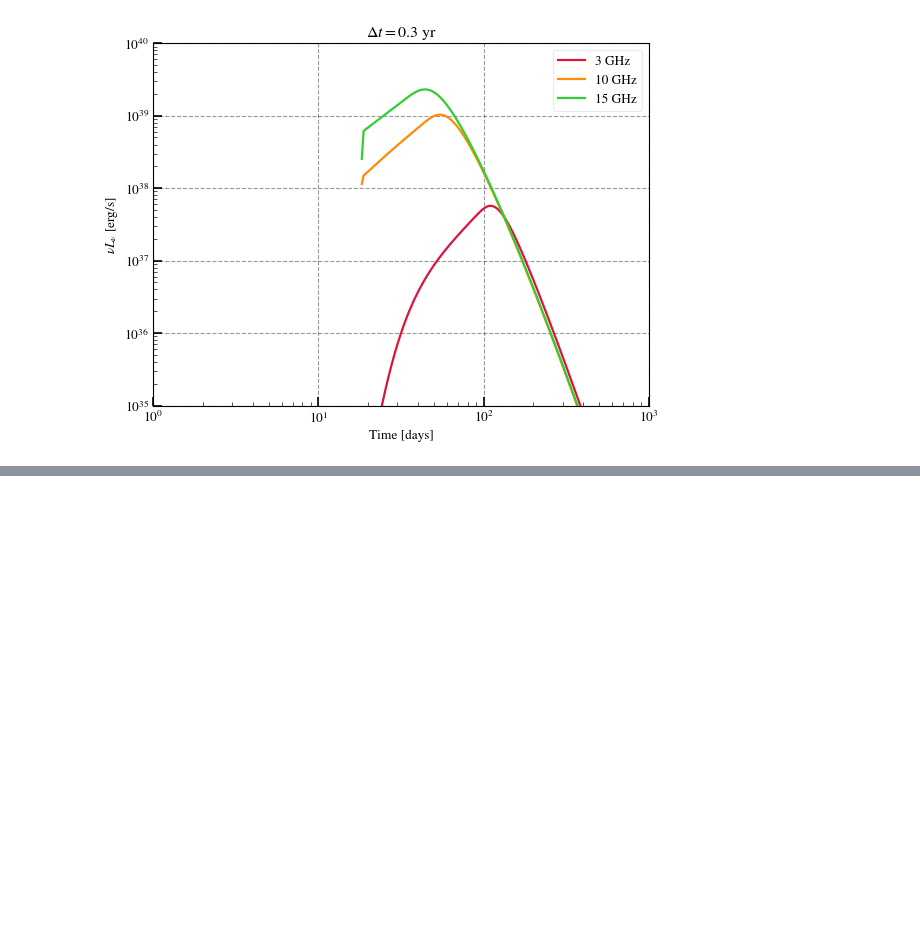
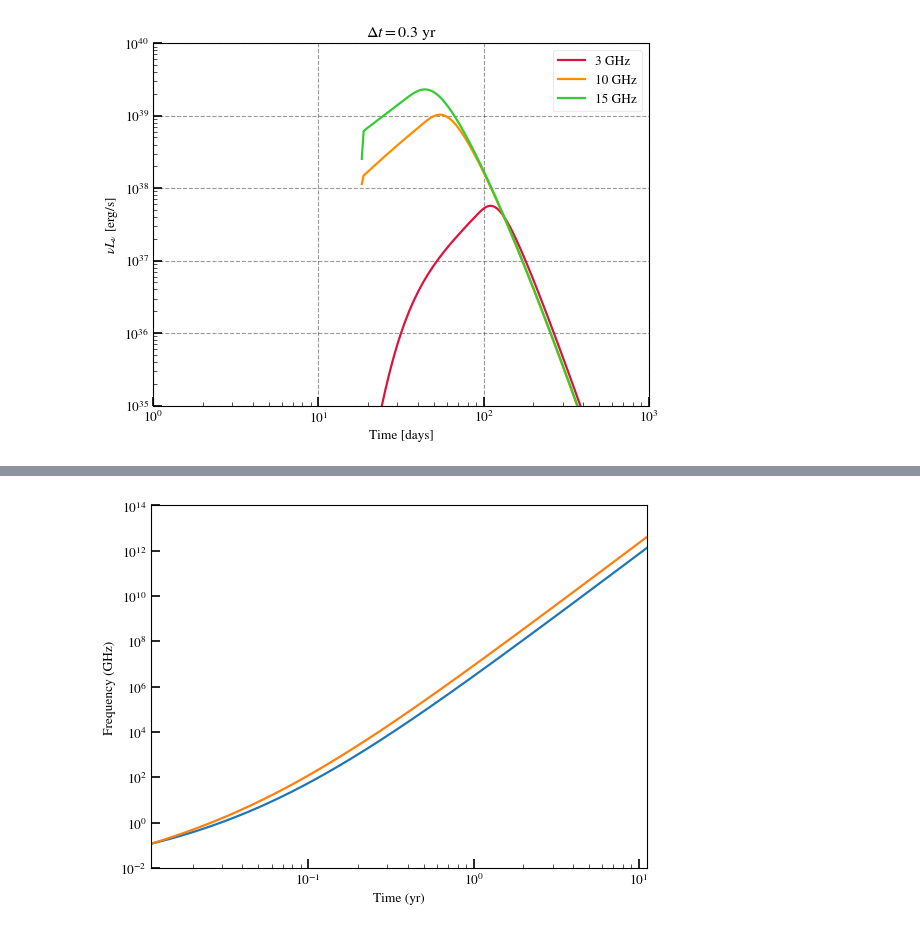
Before and after one commit to samanthacwu/Radio_Forward_Modeling, a Jupyter notebook: vmin_0p03c_vmax_0p3c/spectrum_evolution/check_spectrum_evol.ipynb, the cells around one changed output, grey strips where cells are left out. Drawn from its saved outputs; the diff is of its cells as text; code cells hidden in the pictures; blank space fills up the shorter version.

```diff
--- a/vmin_0p03c_vmax_0p3c/spectrum_evolution/check_spectrum_evol.ipynb
+++ b/vmin_0p03c_vmax_0p3c/spectrum_evolution/check_spectrum_evol.ipynb
@@ -1206,0 +1209,83 @@ plt.savefig(data_dir+'combined_flares_nuLnu_diff_nus.png',bbox_inches='tight',tr
+# %%
+data_dir='./evolve_spectrum_epsB_1e-1_p2p1/shell_evolution_deltat_0.1yr/'
+flare1_dir = data_dir+'/flare1/'
+flare2_dir = data_dir+'/flare2/'
+# %%
+from astropy.constants import m_e, sigma_T, e, c
+eps_B=0.1
+eps_E=0.1
+
+def B(eps_B,rho,vel): #inputs in CGS
+    return np.sqrt(8*np.pi*eps_B*rho*vel**2) #in Gauss
+#assuming gamma_max -> infty, normalization of dn/dgamma = n0 * gamma^-p is:
+def n0(eps_E,gamma_min,rho,vel): #this is number density for the energy distribution dn/dgamma
+    return eps_E*gamma_min*rho*vel**2/(m_e.cgs.value*c.cgs.value**2)
+#usually assume gamma_min=1
+#adopt p=3 also
+dndgamma_func = lambda gamma,n0_const,p: n0_const*gamma**(-p)
+
+dict_colors=['crimson','dodgerblue']
+dict_linestyles=['-','-']
+# datadir_list = []
+dNdgamma_dir_list = []
+# for key in dict_4p08M_paths.keys():
+# data_dir='./evolve_spectrum_epsB_1e-2/shell_evolution_deltat_1yr/'
+dNdgamma_dir_list.append(flare1_dir)
+# datadir_list.append('./evolve_spectrum_epsB_1e-2/')
+dNdgamma_dir_list.append(flare2_dir)
+
+shock_data = np.load(data_dir + 'shock_data.npz')
+times = shock_data['times']
+vsh_orig = shock_data['vsh_of_t']
+rsh_of_t = shock_data['rsh_of_t']
+rho1_of_t = shock_data['rho1_of_t']
+rho2_of_t = shock_data['rho2_of_t']
+deltav1_of_t = shock_data['deltav1_of_t']
+deltav2_of_t = shock_data['deltav2_of_t']
+
+colors = ['crimson','dodgerblue']
+# fig, ax = plt.subplots(3,1,figsize=(6,8),sharex=True)
+fig1, ax1 = plt.subplots()
+fig2, ax2 = plt.subplots()
+for flare,dNdgamma_dir in enumerate(dNdgamma_dir_list):
+    if flare==0:
+        rho_of_t = rho1_of_t
+        vsh_of_t = deltav1_of_t
+    elif flare==1:
+        rho_of_t = rho2_of_t
+        vsh_of_t = deltav2_of_t
+    print('flare',flare+1)
+    # if key != 'fomega0p3':
+    #     continue
+    B_of_t = B(eps_B=eps_B,rho=rho_of_t,vel=vsh_of_t)
+    gamma_cool = (100*(B_of_t/0.5)**(-2) * (rsh_of_t/vsh_orig/secinyear)**(-1))
+    nu_cool = gamma_cool**2 * (1/2/np.pi)*e.gauss.value*B_of_t/(m_e.cgs.value*c.cgs.value)
+    ax1.plot(times/secinyear,nu_cool/1e9)
+    ax1.set_yscale('log')
+    ax1.set_xscale('log')
+    ax1.set_ylim(1e-2,1e14)
+    ax1.set_ylabel('Frequency (GHz)')
+    ax1.set_xlabel('Time (yr)')
+    # plt.plot(times,B_of_t)
+    if flare==0:
+        label1 = '3 GHz t_cool,syn'
+        label2 = ''
+        label3 = '10 GHz t_cool,syn'
+        label4 = '15 GHz t_cool,syn'
+    elif flare==1:
+        # label1 = 'synchrotron cooling time'
+        label2 = 'adiabatic cooling time'
+        label1=label3 = label4 = ''
+    # plt.figure()
+    ax2.plot(times/secinyear,t_cool_syn(3e9,B_of_t)/secinyear,label=label1,ls='--',color=colors[flare])
+    ax2.plot(times/secinyear,t_cool_syn(10e9,B_of_t)/secinyear,label=label3,ls=':',color=colors[flare])
+    ax2.plot(times/secinyear,t_cool_syn(15e9,B_of_t)/secinyear,label=label4,ls='-.',color=colors[flare])
+    ax2.plot(times/secinyear, (rsh_of_t/vsh_orig)/secinyear,label=label2,color=colors[flare],zorder=1-flare)
+ax2.legend()
+ax2.set_yscale('log')
+ax2.set_xscale('log')
+ax2.set_xlim(1e-2,10)
+ax2.set_ylim(1e-3,100)
+ax2.set_xlabel('Time (yr)')
+ax2.set_ylabel('Cooling time (yr)')
+# %% [output]
@@ -1206,0 +1295 @@ plt.savefig(data_dir+'combined_flares_nuLnu_diff_nus.png',bbox_inches='tight',tr
+[figure, added]
```
Also changed, not shown: parts of 31 cells of this notebook, 6 other files.
